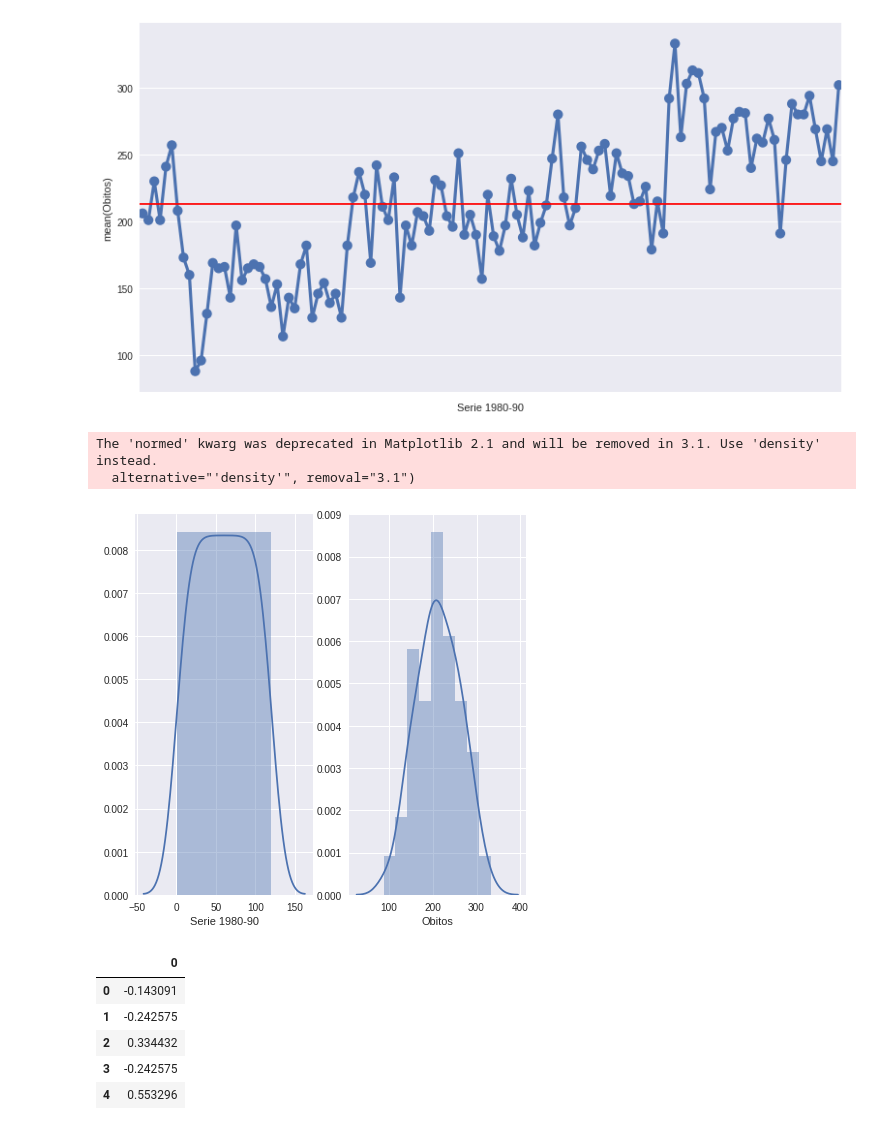
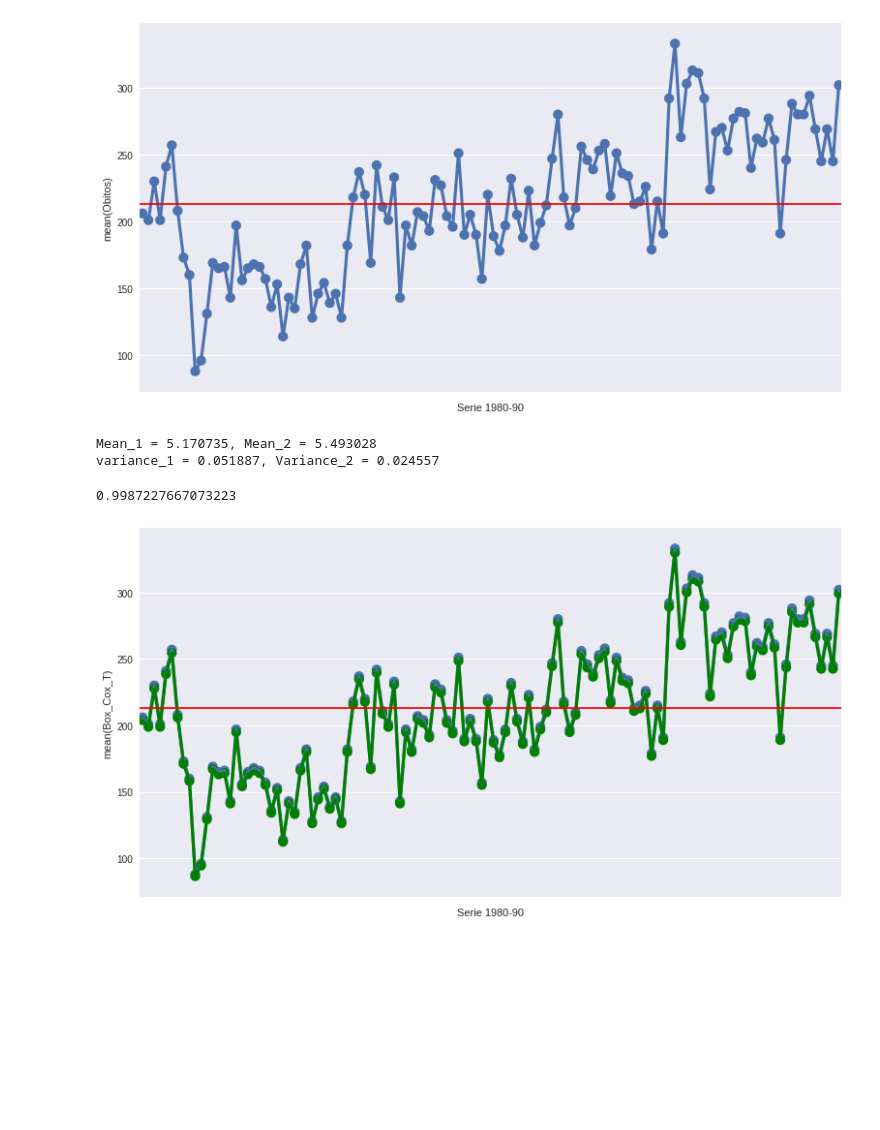
Before and after one commit to carvalheirafc/deep_learning_stuff, a Jupyter notebook: statistical_analysis/car_crashes/crashes_temporalseries.ipynb, the cells around one changed output. Cells and saved outputs as stored; diff of their text form; code cells hidden in the pictures; blank space fills up the shorter version.

Commit message:
finished using box cox transformation

```diff
--- a/statistical_analysis/car_crashes/crashes_temporalseries.ipynb
+++ b/statistical_analysis/car_crashes/crashes_temporalseries.ipynb
@@ -42,26 +48,39 @@ plt.show()
 # %% [output]
 [figure]
-# %%
-fig, ax = plt.subplots(1,2,figsize=(7,7))
-
-ax_meses = sns.distplot(acidentes['Serie 1980-90'], ax=ax[0])
-
-ax_obitos = sns.distplot(acidentes['Obitos'], ax=ax[1])
-# %% [output]
-The 'normed' kwarg was deprecated in Matplotlib 2.1 and will be removed in 3.1. Use 'density' instead.
-  alternative="'density'", removal="3.1")
-[figure, removed]
-# %%
-X_values = acidentes['Obitos'].values
-
-transformer = StandardScaler()
-X_transformed = transformer.fit_transform(X_values.reshape(-1,1))
-
-pd.DataFrame(X_transformed).head()
-# %% [output]
-|  | 0 |
-| 0 | -0.143091 |
-| 1 | -0.242575 |
-| 2 | 0.334432 |
-| 3 | -0.242575 |
-| 4 | 0.553296 |
+# %%
+X = acidentes['Obitos'].values
+X = np.log(X)
+half = len(X) / 2
+
+X_1, X_2 = X[0:int(half)], X[int(half):]
+Mean_1, Mean_2 = X_1.mean(), X_2.mean()
+Var_1, Var_2 = X_1.var(), X_2.var()
+
+print('Mean_1 = %f, Mean_2 = %f' % (Mean_1, Mean_2))
+print('variance_1 = %f, Variance_2 = %f' % (Var_1, Var_2))
+# %% [output]
+Mean_1 = 5.170735, Mean_2 = 5.493028
+variance_1 = 0.051887, Variance_2 = 0.024557
+# %%
+acidentes['Box_Cox_T'], lambd = stats.boxcox(acidentes['Obitos'])
+
+
+
+acidentes.head()
+print(lambd)
+# %% [output]
+0.9987227667073223
+# %%
+fig, ax = plt.subplots(figsize=(13,7))
+ax = sns.pointplot(x='Serie 1980-90', y='Obitos', data=acidentes)
+ax = sns.pointplot(x='Serie 1980-90', y='Box_Cox_T', data=acidentes, color='g')
+ax.axhline(acidentes['Obitos'].mean(), color='r', label='Mean')
+
+
+ax.set_xticklabels([])
+plt.show()
+
+# We can se a very low Secular positive trend
+# Postive random variation
+# %% [output]
+[figure, added]
```
Also changed, not shown: parts of 5 cells of this notebook.
